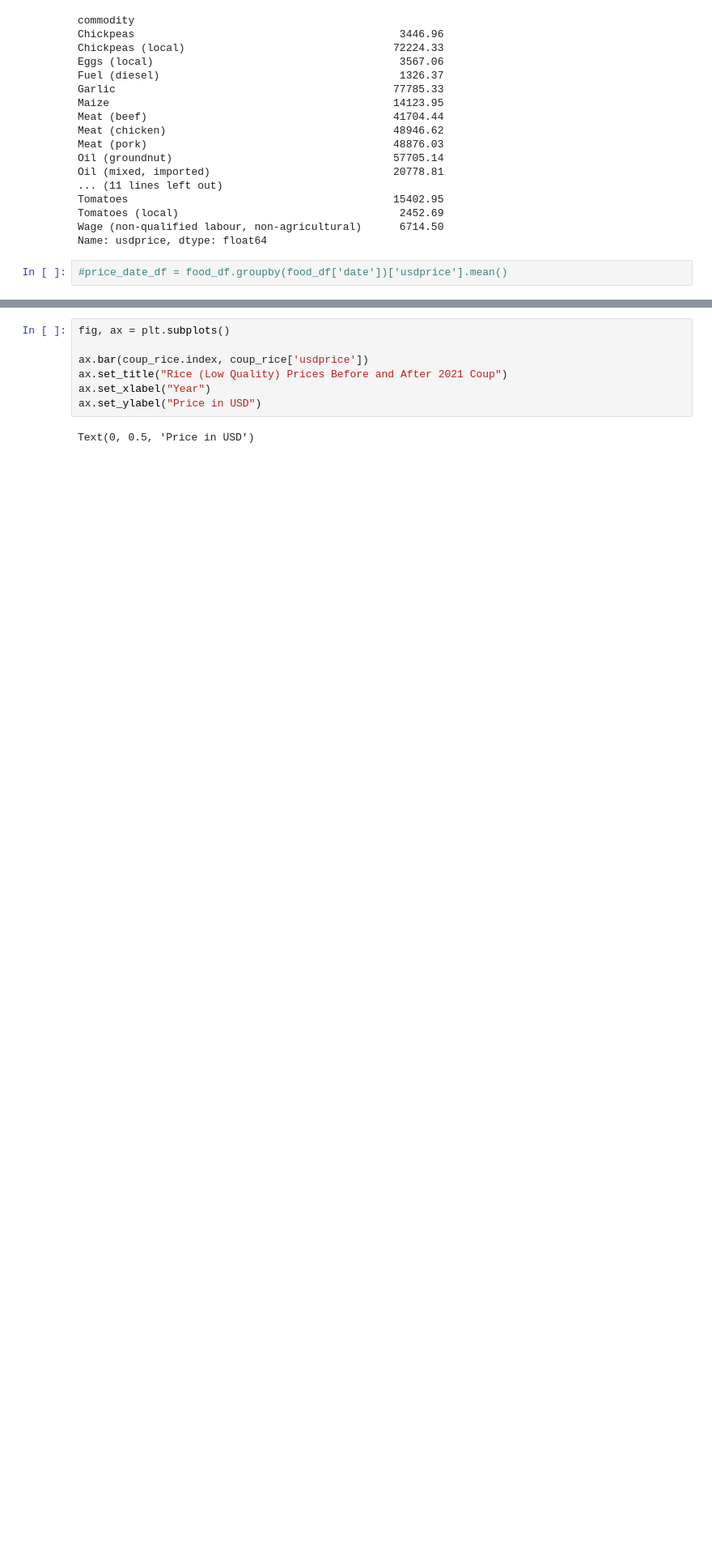
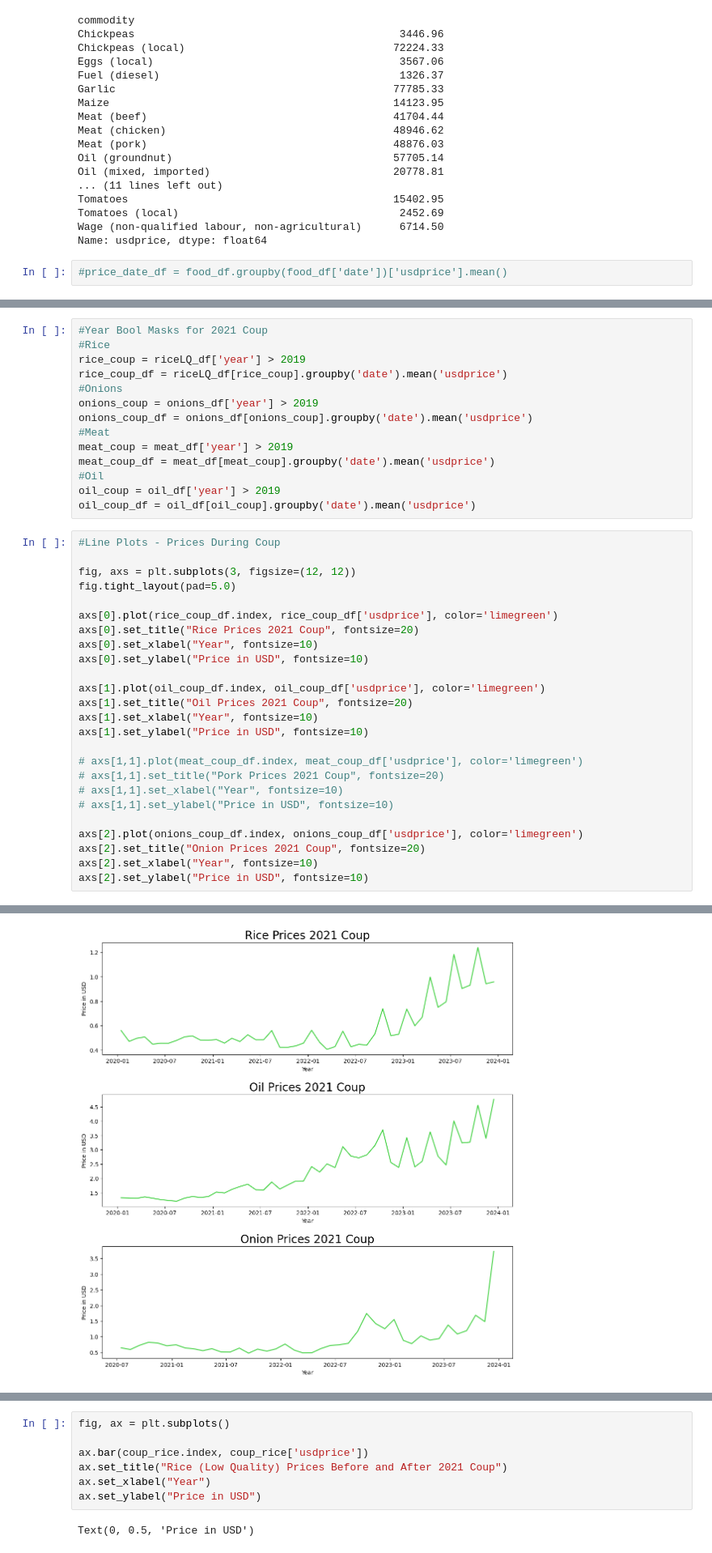
Before and after one commit to cat-mang/Myanmar_Food, a Jupyter notebook: notebooks/eda.ipynb, the cells around one changed output, grey strips where cells are left out. Shown at 81% size. Saved outputs shown, nothing was run; the diff lists cells and outputs as text; blank space fills up the shorter version.

```diff
--- a/notebooks/eda.ipynb
+++ b/notebooks/eda.ipynb
@@ -253,0 +361,40 @@ coup_df = myanmar_riceLQ_df[year_df]
+# %%
+#Year Bool Masks for 2021 Coup
+#Rice
+rice_coup = riceLQ_df['year'] > 2019
+rice_coup_df = riceLQ_df[rice_coup].groupby('date').mean('usdprice')
+#Onions
+onions_coup = onions_df['year'] > 2019
+onions_coup_df = onions_df[onions_coup].groupby('date').mean('usdprice')
+#Meat
+meat_coup = meat_df['year'] > 2019
+meat_coup_df = meat_df[meat_coup].groupby('date').mean('usdprice')
+#Oil
+oil_coup = oil_df['year'] > 2019
+oil_coup_df = oil_df[oil_coup].groupby('date').mean('usdprice')
+# %%
+#Line Plots - Prices During Coup
+
+fig, axs = plt.subplots(3, figsize=(12, 12))
+fig.tight_layout(pad=5.0)
+
+axs[0].plot(rice_coup_df.index, rice_coup_df['usdprice'], color='limegreen')
+axs[0].set_title("Rice Prices 2021 Coup", fontsize=20)
+axs[0].set_xlabel("Year", fontsize=10)
+axs[0].set_ylabel("Price in USD", fontsize=10)
+
+axs[1].plot(oil_coup_df.index, oil_coup_df['usdprice'], color='limegreen')
+axs[1].set_title("Oil Prices 2021 Coup", fontsize=20)
+axs[1].set_xlabel("Year", fontsize=10)
+axs[1].set_ylabel("Price in USD", fontsize=10)
+
+# axs[1,1].plot(meat_coup_df.index, meat_coup_df['usdprice'], color='limegreen')
+# axs[1,1].set_title("Pork Prices 2021 Coup", fontsize=20)
+# axs[1,1].set_xlabel("Year", fontsize=10)
+# axs[1,1].set_ylabel("Price in USD", fontsize=10)
+
+axs[2].plot(onions_coup_df.index, onions_coup_df['usdprice'], color='limegreen')
+axs[2].set_title("Onion Prices 2021 Coup", fontsize=20)
+axs[2].set_xlabel("Year", fontsize=10)
+axs[2].set_ylabel("Price in USD", fontsize=10)
+# %% [output]
@@ -253,0 +402 @@ coup_df = myanmar_riceLQ_df[year_df]
+[figure, added]
```
Also changed, not shown: parts of 27 cells of this notebook, 10 other files.
